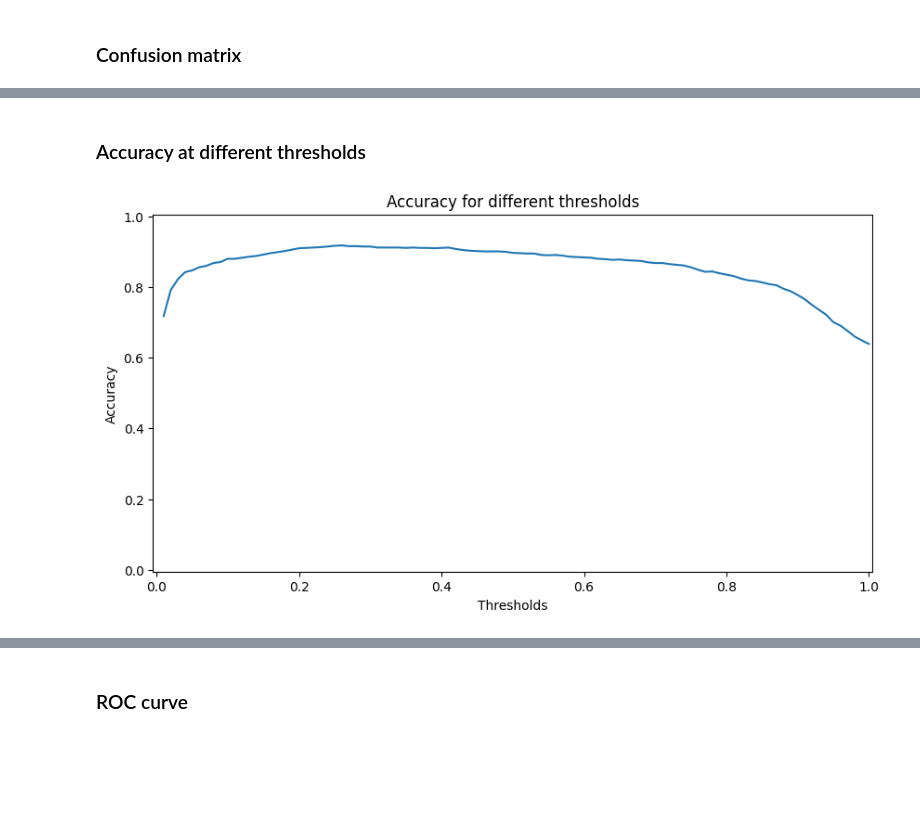
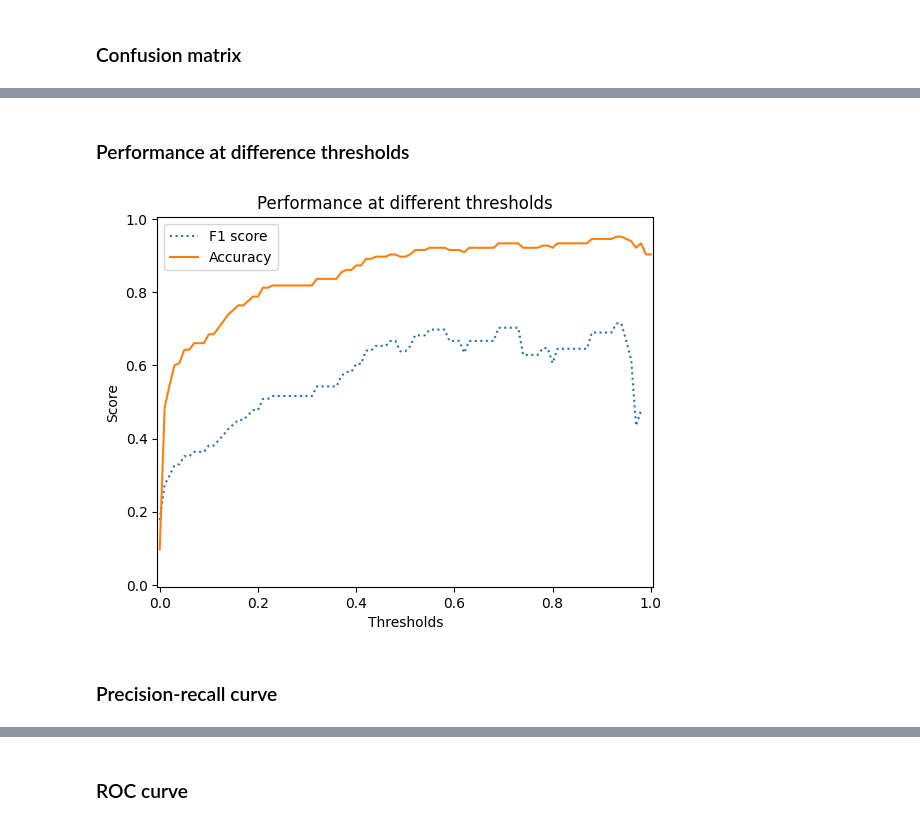
Before and after one commit to ackec/emotioncapture, a Jupyter notebook: profile_detector/evaluate.ipynb, the cells around one changed output, grey strips where cells are left out. Cells and saved outputs as stored; diff of their text form; code cells hidden in the pictures; blank space fills up the shorter version.

```diff
--- a/profile_detector/evaluate.ipynb
+++ b/profile_detector/evaluate.ipynb
@@ -35,8 +33,16 @@ plt.rcParams['figure.figsize'] = (10, 5)
 # %% [markdown]
 ### Model and dataset
 # %%
-model_path = Path(MODEL_DIR) / 'profile_detector_freeze_final'
+model_path = Path(MODEL_DIR) / f'{MODEL_NAME}_final'
 model = ProfileDetector(pretrained=True, freeze_backbone=True)
 model.load_state_dict(torch.load(model_path))
 # %% [output]
 <All keys matched successfully>
+# %%
+dataset = ProfileDataset(TRAIN_DATA_PATH, augment=False)
+
+generator = torch.Generator().manual_seed(42)
+_, val_dataset = random_split(dataset, [0.9, 0.1], generator)
+sampler = get_balanced_sampler(val_dataset, dataset.targets, 0.9, generator)
+val_loader = DataLoader(val_dataset, batch_size=64, sampler=sampler, generator=generator)
+print(f"Loaded validation dataset with {len(val_dataset)} images.")
@@ -49,3 +67,5 @@ Loaded test dataset with 1005 images.
+# %%
+data_loader = val_loader
 # %% [markdown]
 ### Load loss and accuracy
 # %%
@@ -124,7 +144,7 @@ plt.show()
 outs = torch.empty((0, 1))
 targets = torch.empty((0, 1))
 with torch.no_grad():
-    for idx, (input, target) in enumerate(test_loader):
+    for input, target in data_loader:
         input.requires_grad_(False)
         model.eval()
         out = model(input)
@@ -164,20 +210,24 @@ Confusion matrix at t=0.8
 # %% [markdown]
-### Accuracy at different thresholds
+### Performance at difference thresholds
 # %%
-thresholds = np.arange(0.0,1.0,0.01) + 0.01
+thresholds = np.arange(0.0, 1.01, 0.01)
 
-predictions = torch.empty((outs.shape[0], 0))
+f1s, accs = [], []
 for thresh in thresholds:
-    prediction = (outs > thresh) == targets
-    predictions = torch.cat([predictions, prediction], dim=1)
+    cm = confusion(outs, targets, thresh=thresh)
+    p, r, f1, acc = evaluate(cm)
+    f1s, accs = [*f1s, f1], [*accs, acc]
 
-thresh_wise_accuracy = predictions.mean(dim=0)
-plt.plot(thresholds, thresh_wise_accuracy)
+plt.plot(thresholds, f1s, label="F1 score", linestyle=':')
+plt.plot(thresholds, accs, label="Accuracy", linestyle='-')
+plt.legend()
 plt.xlabel('Thresholds')
-plt.ylabel('Accuracy')
-plt.title('Accuracy for different thresholds')
+plt.ylabel('Score')
+plt.title('Performance at different thresholds')
 plt.xlim(-0.005, 1.005)
 plt.ylim(-0.005, 1.005)
-plt.show()
+plt.savefig(MODEL_DIR + f'/{MODEL_NAME}_performance.pdf')
 # %% [output]
-[figure, old version]
+[figure, new version]
+# %% [markdown]
+### Precision-recall curve
```
Also changed, not shown: parts of 19 cells of this notebook, 2 other files.
